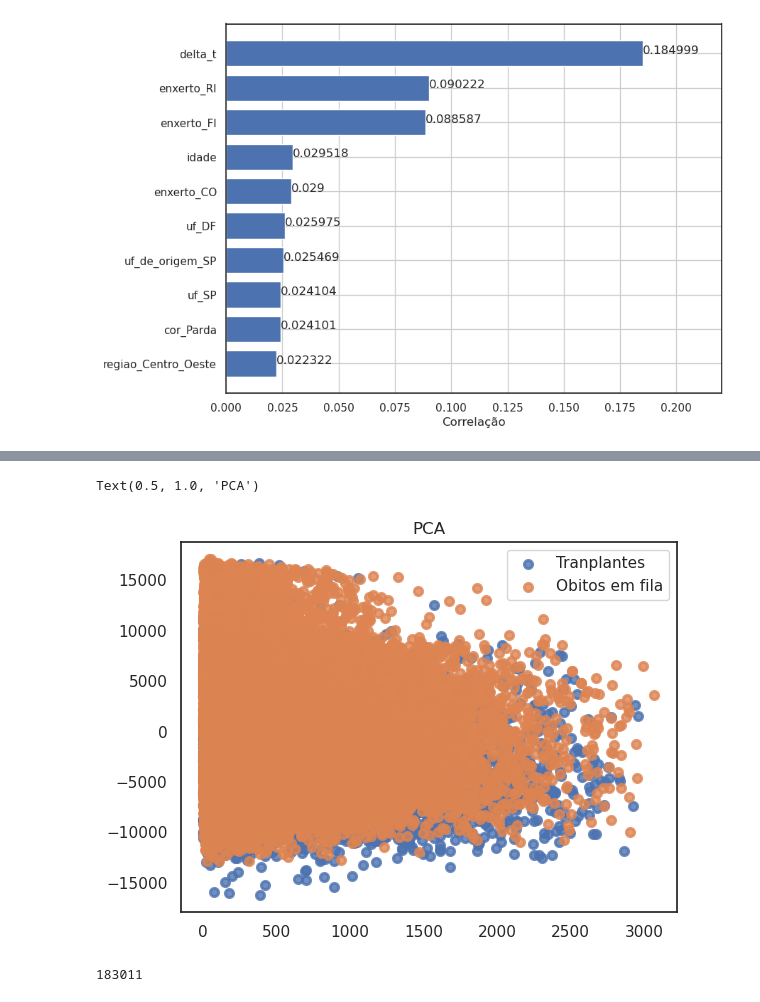
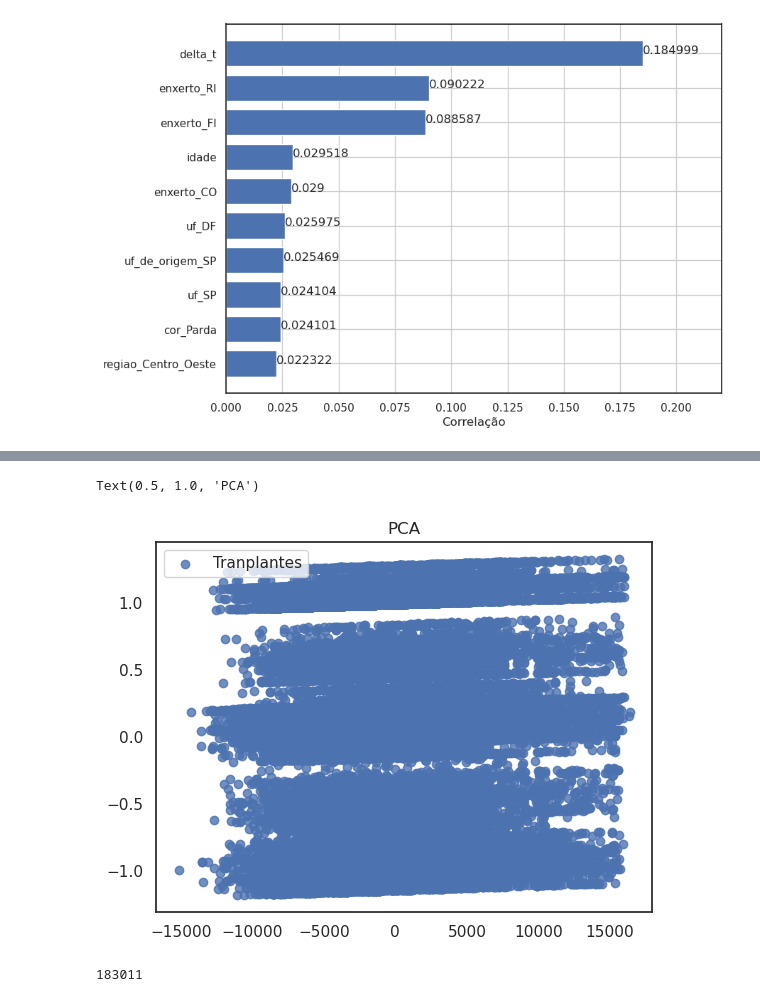
Before and after one commit to Esterci/SNT_table_study, a Jupyter notebook: machine_learning/pre_processamento.ipynb, the cells around one changed output, grey strips where cells are left out. Saved outputs shown, nothing was run; the diff lists cells and outputs as text; code cells hidden in the pictures.

```diff
--- a/machine_learning/pre_processamento.ipynb
+++ b/machine_learning/pre_processamento.ipynb
@@ -2,8 +2,8 @@
 import pandas as pd
 import numpy as np
 # %%
-df = pd.read_csv("../estudo_inicial/base_de_dados_formatada.csv")
+df = pd.read_csv("../estudo_inicial/formated_df.csv")
 df = df[df.delta_t>0]
-df = df.drop(columns=['enxerto','ID','data_da_inscricao','data_do_obito','data_do_transplante','data_de_nascimento','data_do_evento'])
+df = df.drop(columns=['regiao','data_de_inscricao','data_do_transplante'])
 df.head()
 # %% [output]
@@ -44,11 +41,10 @@ df_bin = df.fillna(0)
 
 bin_cols = [
     "uf",
-    "regiao",
-    "tipo_do_doador",
+    "tipo_de_doador",
     "uf_de_origem",
     "sexo",
-    "grupo_sanguineo",
+    "grupo_abo",
     "cor",
 ]
 
@@ -408,10 +416,10 @@ plt.show()
 # %%
 from sklearn.decomposition import PCA
 
-X = df_treated.drop(columns=['delta_t', 'obito_bin', 'transplante_bin'])
+X = df_treated.drop(columns=['delta_t'])
 y = df_treated.delta_t
 
-pca = PCA(n_components=1)
+pca = PCA(n_components=2)
 X_r = pca.fit(X).transform(X)
 
 print(
@@ -420,23 +428,23 @@ print(
 )
 
 target_names = ["Óbito em fila", "Transplante"]
-lw = 2
+lw = 1
 
 plt.scatter(
-    y[df_treated['transplante_bin'] == 0],
-    X_r[df_treated['transplante_bin'] == 0],
+    X_r[:,0],
+    X_r[:,1],
     alpha=0.8,
-    lw=lw,
+    # lw=lw,
     label="Tranplantes",
 )
 
-plt.scatter(
-    y[df_treated['transplante_bin'] == 1],
-    X_r[df_treated['transplante_bin'] == 1],
-    alpha=0.8,
-    lw=lw,
-    label="Obitos em fila",
-)
+# plt.scatter(
+#     y[df_treated['transplante_bin'] == 1],
+#     X_r[df_treated['transplante_bin'] == 1],
+#     alpha=0.8,
+#     lw=lw,
+#     label="Obitos em fila",
+# )
 
 plt.legend(loc="best", shadow=False, scatterpoints=1)
 plt.title("PCA")
@@ -445,5 +453,5 @@ Total explained variance ratio: 0.9999998688510087
 Text(0.5, 1.0, 'PCA')
-[figure, old version]
+[figure, new version]
 # %%
 import numpy as np
 from sklearn.impute import KNNImputer
```
Also changed, not shown: parts of 12 cells of this notebook, 1 other file.
